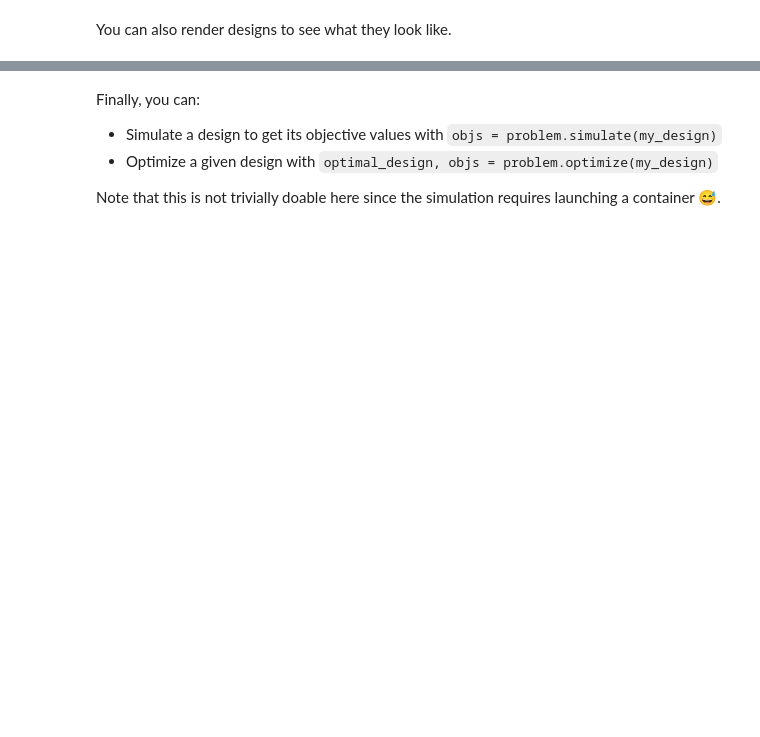
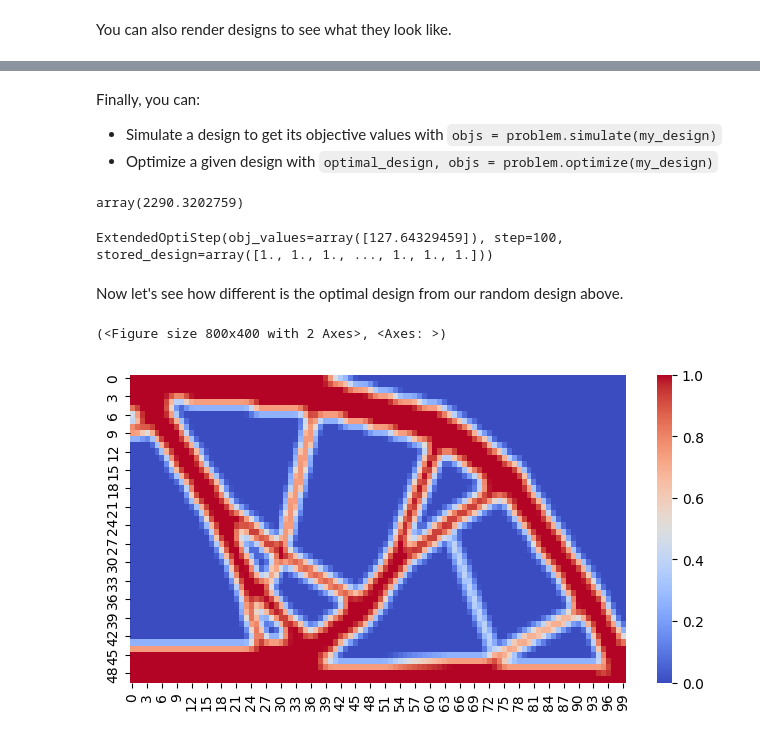
Before and after one commit to IDEALLab/EngiBench, a Jupyter notebook: tutorial.ipynb, the cells around one changed output, grey strips where cells are left out. Saved outputs shown, nothing was run; the diff lists cells and outputs as text; code cells hidden in the pictures; blank space fills up the shorter version.

```diff
--- a/tutorial.ipynb
+++ b/tutorial.ipynb
@@ -98,5 +96,19 @@ problem.render(my_design)
 Finally, you can:
 - Simulate a design to get its objective values with `objs = problem.simulate(my_design)`
 - Optimize a given design with `optimal_design, objs = problem.optimize(my_design)`
-
-Note that this is not trivially doable here since the simulation requires launching a container 😅.
+# %%
+problem.simulate(my_design)
+# %% [output]
+array(2290.3202759)
+# %%
+opt_design, opt_history = problem.optimize(my_design)
+opt_history[-1]
+# %% [output]
+ExtendedOptiStep(obj_values=array([127.64329459]), step=100, stored_design=array([1., 1., 1., ..., 1., 1., 1.]))
+# %% [markdown]
+Now let's see how different is the optimal design from our random design above.
+# %%
+problem.render(opt_design)
+# %% [output]
+(<Figure size 800x400 with 2 Axes>, <Axes: >)
+[figure, added]
```
Also changed, not shown: parts of 12 cells of this notebook.
